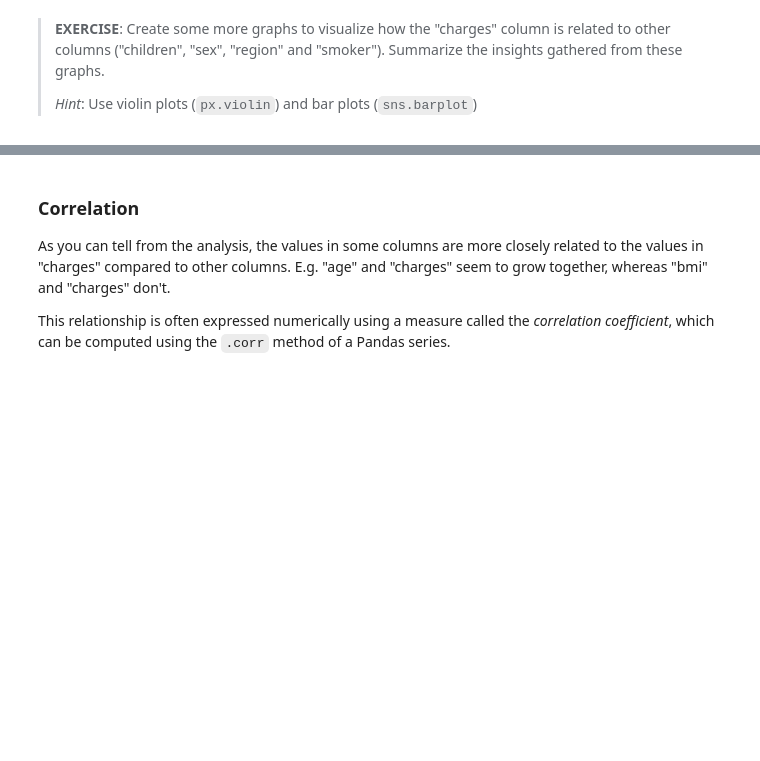
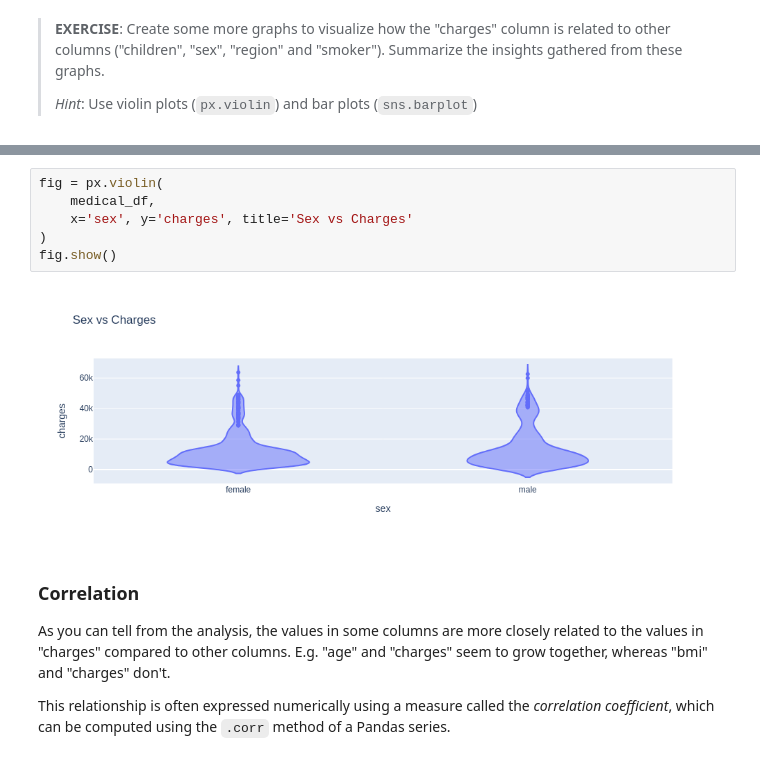
Before and after one commit to geff-ghost/notebooks, a Jupyter notebook: Machine-Learning/lesson-1-linear-regression-with-scikit-learn.ipynb, the cells around one changed output, grey strips where cells are left out. Cells and saved outputs as stored; diff of their text form; blank space fills up the shorter version.

```diff
--- a/Machine-Learning/lesson-1-linear-regression-with-scikit-learn.ipynb
+++ b/Machine-Learning/lesson-1-linear-regression-with-scikit-learn.ipynb
@@ -438,3 +450,11 @@ medical_df.groupby(['sex', 'smoker'])['charges'].sum().reset_index()
+# %%
+fig = px.violin(
+    medical_df,
+    x='sex', y='charges', title='Sex vs Charges'
+)
+fig.show()
+# %% [output]
+[figure, added]
 # %% [markdown]
 ### Correlation
 
```
Also changed, not shown: parts of 19 cells of this notebook.
